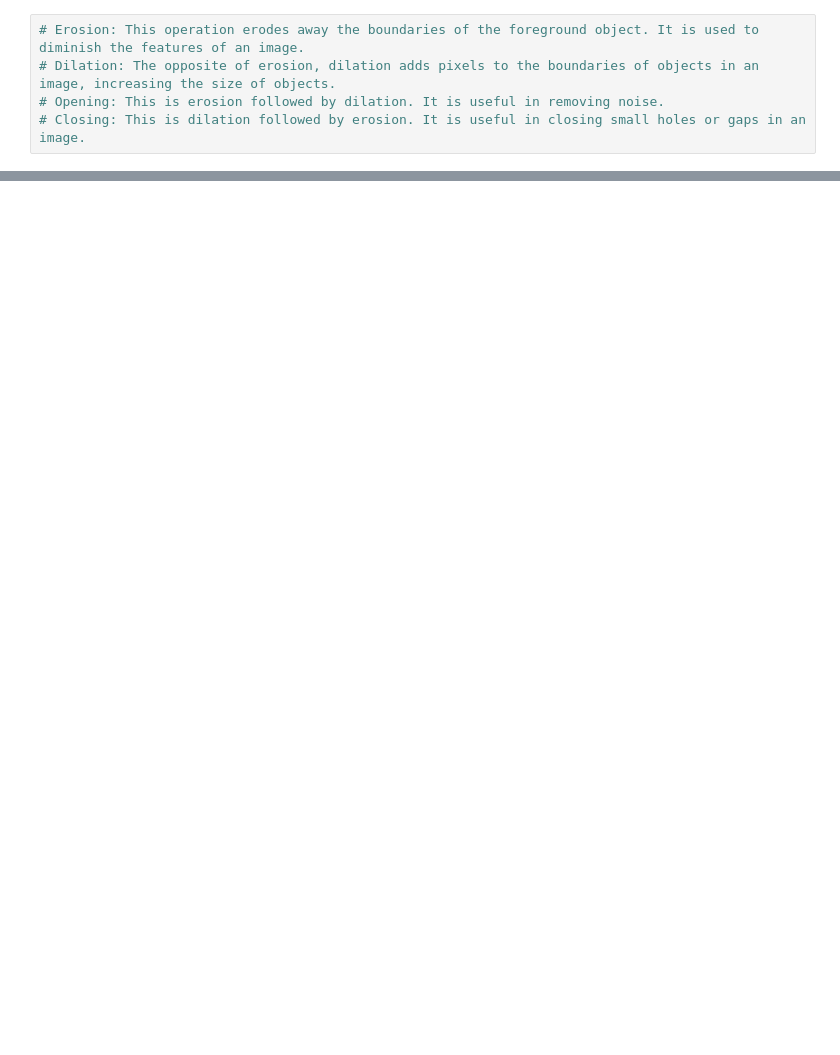
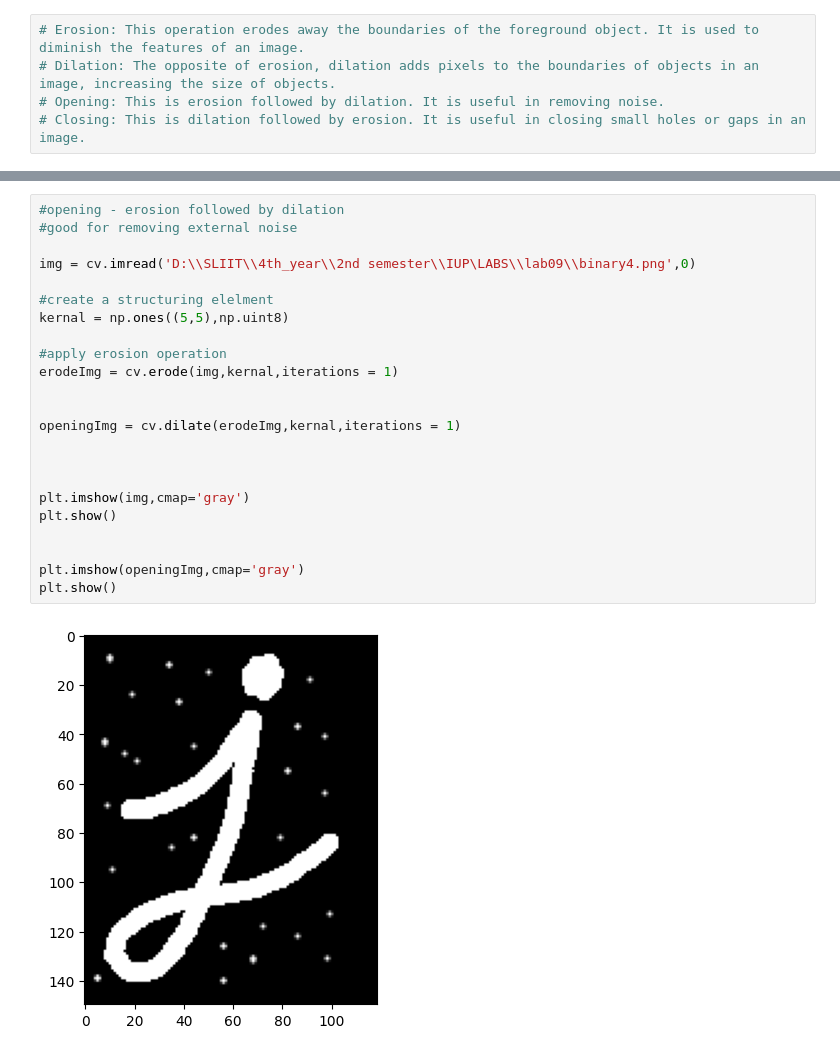
Before and after one commit to SandalikaAriyrathna/IUP_LABS, a Jupyter notebook: lab09/iup_lab_09.ipynb, the cells around one changed output, grey strips where cells are left out. Saved outputs shown, nothing was run; the diff lists cells and outputs as text; blank space fills up the shorter version.

```diff
--- a/lab09/iup_lab_09.ipynb
+++ b/lab09/iup_lab_09.ipynb
@@ -36,0 +72,25 @@ else:
+# %%
+#opening - erosion followed by dilation
+#good for removing external noise
+
+img = cv.imread('D:\\SLIIT\\4th_year\\2nd semester\\IUP\LABS\\lab09\\binary4.png',0)
+
+#create a structuring elelment
+kernal = np.ones((5,5),np.uint8)
+
+#apply erosion operation
+erodeImg = cv.erode(img,kernal,iterations = 1)
+
+
+openingImg = cv.dilate(erodeImg,kernal,iterations = 1)
+
+
+
+plt.imshow(img,cmap='gray')
+plt.show()
+
+
+plt.imshow(openingImg,cmap='gray')
+plt.show()
+# %% [output]
+[figure, added]
```
Also changed, not shown: parts of 8 cells of this notebook.
